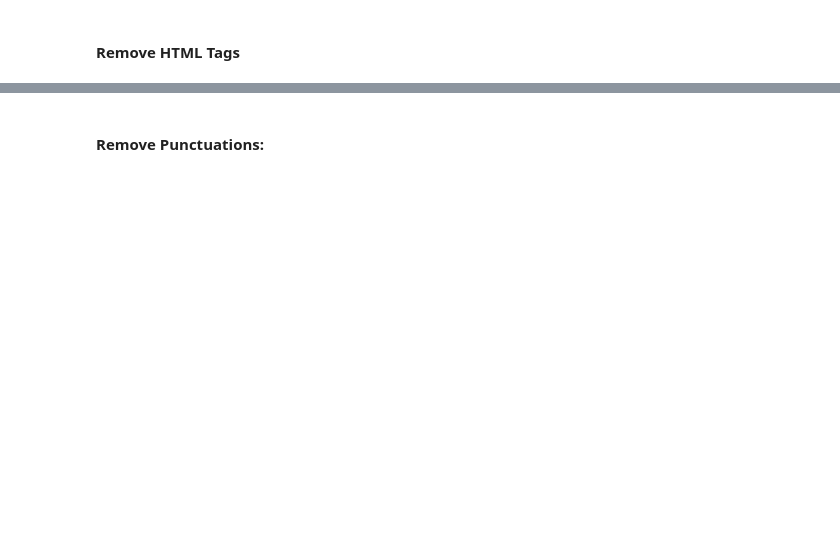
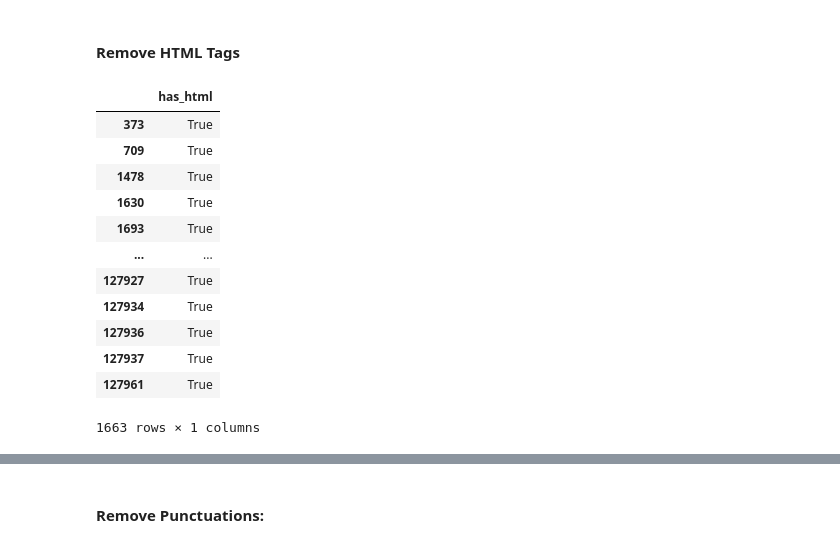
Before and after one commit to joethi/Detect_AIgen_Text, a Jupyter notebook: Scripts/end_to_end_azure_detect_AIgen_text.ipynb, the cells around one changed output, grey strips where cells are left out. Saved outputs shown, nothing was run; the diff lists cells and outputs as text; code cells hidden in the pictures; blank space fills up the shorter version.

```diff
--- a/Scripts/end_to_end_azure_detect_AIgen_text.ipynb
+++ b/Scripts/end_to_end_azure_detect_AIgen_text.ipynb
@@ -214,3 +362,26 @@ df_AI_pcs["output"] = df_AI_pcs["output"].apply(lambda x : remove_emoji(x))
 df_human_pcs["TEXT"] = df_human_pcs["TEXT"].apply(lambda x : remove_emoji(x))
 # %% [markdown]
 #### Remove HTML Tags
+# %%
+#Find and remove the HTML tags:
+def contains_html(text):
+    html=re.compile(r'<.*?>')
+    return bool(html.search(text))
+# %%
+df_human_dummy = pd.DataFrame()
+df_human_dummy["has_html"] = df_human_pcs["TEXT"].apply(lambda x: contains_html(x))
+df_human_dummy[df_human_dummy["has_html"] == True]
+# %% [output]
+|  | has_html |
+| 373 | True |
+| 709 | True |
+| 1478 | True |
+| 1630 | True |
+| 1693 | True |
+| ... | ... |
+| 127927 | True |
+| 127934 | True |
+| 127936 | True |
+| 127937 | True |
+| 127961 | True |
+1663 rows × 1 columns
```
Also changed, not shown: parts of 22 cells of this notebook.
